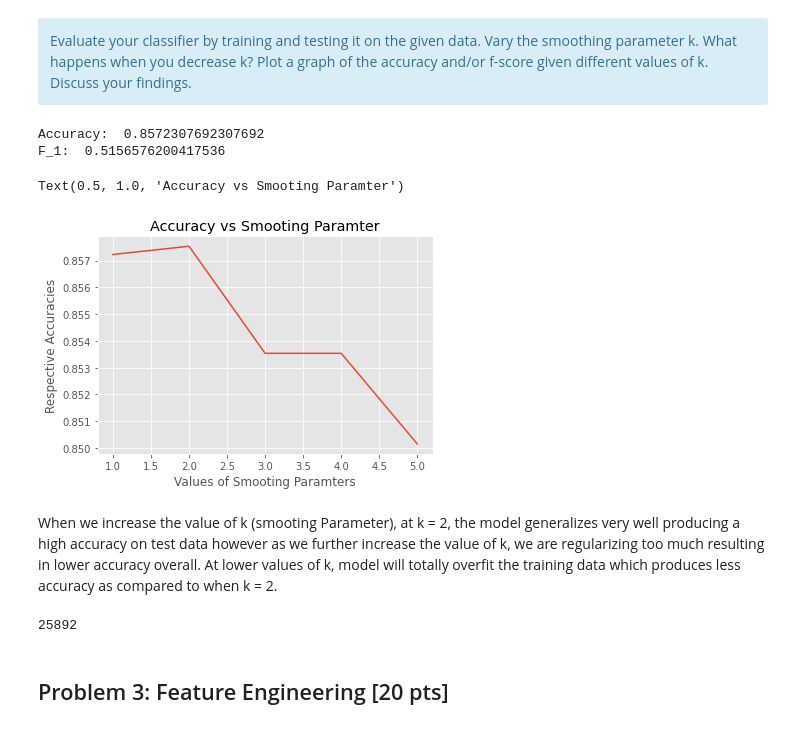
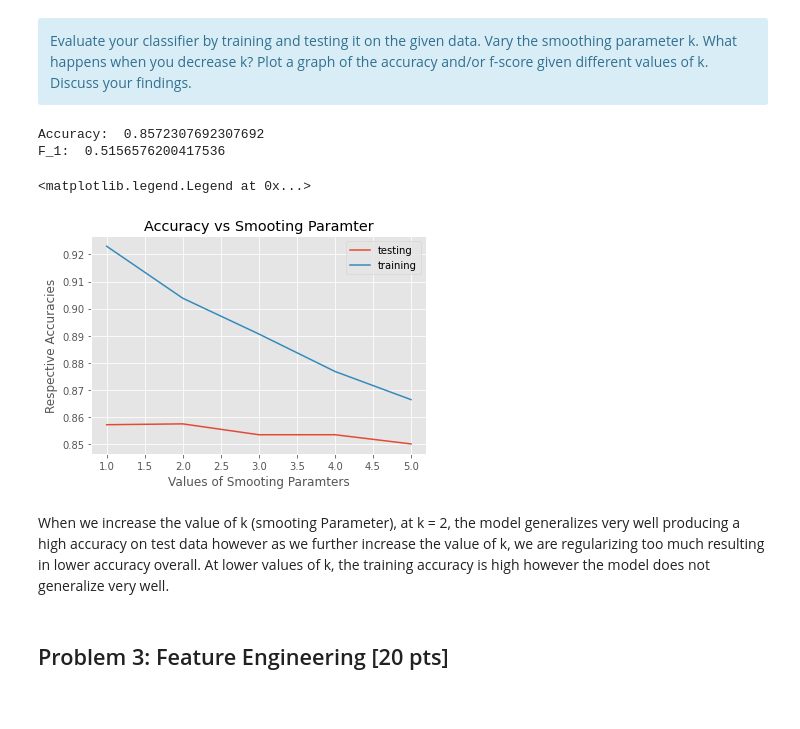
Before and after one commit to razaali0123/NLP_Projects, a Jupyter notebook: anlp2020-assignment-01.ipynb, the cells around one changed output. Saved outputs shown, nothing was run; the diff lists cells and outputs as text; code cells hidden in the pictures.

```diff
--- a/anlp2020-assignment-01.ipynb
+++ b/anlp2020-assignment-01.ipynb
@@ -219,33 +219,33 @@ Evaluate your classifier by training and testing it on the given data. Vary the
 # %%
 import math
 import matplotlib.pyplot as plt
 
 nb = NaiveBayes.train(train_data)
 print("Accuracy: ",accuracy(nb, test_data))
 print("F_1: ", f_1(nb,test_data))
 
 # TODO: test further smoothing parameters
 smooting_param = [1, 2, 3, 4, 5]
 ac = []
+tr = []
 for k in smooting_param:
     nb = NaiveBayes.train(train_data, k = k)
     ac.append(accuracy(nb, test_data))
+    tr.append(accuracy(nb, train_data))
 plt.style.use("ggplot")
-plt.plot(smooting_param, ac)
+plt.plot(smooting_param, ac, label = "testing")
+plt.plot(smooting_param, tr, label = "training")
 plt.xlabel("Values of Smooting Paramters")
 plt.ylabel("Respective Accuracies")
 plt.title("Accuracy vs Smooting Paramter")
+plt.legend()
 # %% [output]
 Accuracy:  0.8572307692307692
 F_1:  0.5156576200417536
-Text(0.5, 1.0, 'Accuracy vs Smooting Paramter')
+<matplotlib.legend.Legend at 0x...>
-[figure, old version]
+[figure, new version]
 # %% [markdown]
-When we increase the value of k (smooting Parameter), at k = 2, the model generalizes very well producing a high accuracy on test data however as we further increase the value of k, we are regularizing too much resulting in lower accuracy overall. At lower values of k, model will totally overfit the training data which produces less accuracy as compared to when k = 2.
+When we increase the value of k (smooting Parameter), at k = 2, the model generalizes very well producing a high accuracy on test data however as we further increase the value of k, we are regularizing too much resulting in lower accuracy overall. At lower values of k, the training accuracy is high however the model does not generalize very well.
-# %%
-len(nb.vocab)
-# %% [output]
-25892
 # %% [markdown]
 ## Problem 3: Feature Engineering [20 pts]
 # %% [markdown]
```
Also changed, not shown: parts of 10 cells of this notebook.
